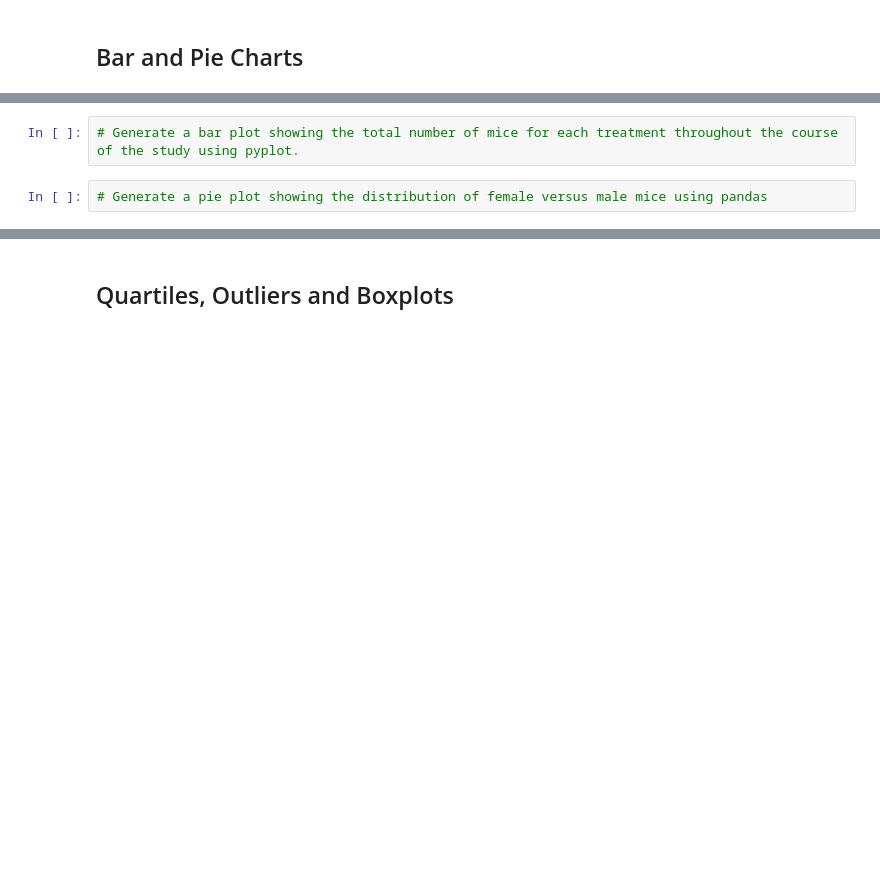
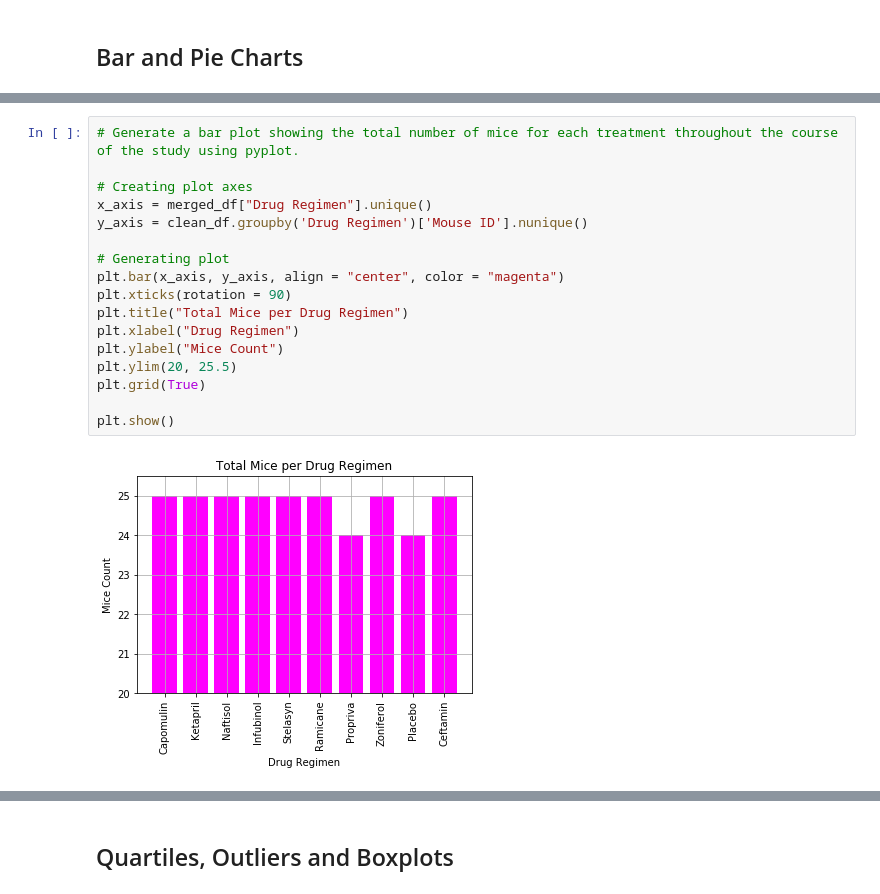
Before and after one commit to Levirdz/matplotlib-challenge, a Jupyter notebook: pymaceuticals_starter.ipynb, the cells around one changed output, grey strips where cells are left out. Saved outputs shown, nothing was run; the diff lists cells and outputs as text; blank space fills up the shorter version.

```diff
--- a/pymaceuticals_starter.ipynb
+++ b/pymaceuticals_starter.ipynb
@@ -100,4 +143,19 @@ The total number of mice is 249
-# %%
-# Generate a bar plot showing the total number of mice for each treatment throughout the course of the study using pyplot.
-# %%
-# Generate a pie plot showing the distribution of female versus male mice using pandas
+# %%
+# Generate a bar plot showing the total number of mice for each treatment throughout the course of the study using pyplot.
+
+# Creating plot axes
+x_axis = merged_df["Drug Regimen"].unique()
+y_axis = clean_df.groupby('Drug Regimen')['Mouse ID'].nunique()
+
+# Generating plot
+plt.bar(x_axis, y_axis, align = "center", color = "magenta")
+plt.xticks(rotation = 90)
+plt.title("Total Mice per Drug Regimen")
+plt.xlabel("Drug Regimen")
+plt.ylabel("Mice Count")
+plt.ylim(20, 25.5)
+plt.grid(True)
+
+plt.show()
+# %% [output]
+[figure, added]
```
Also changed, not shown: parts of 19 cells of this notebook.
